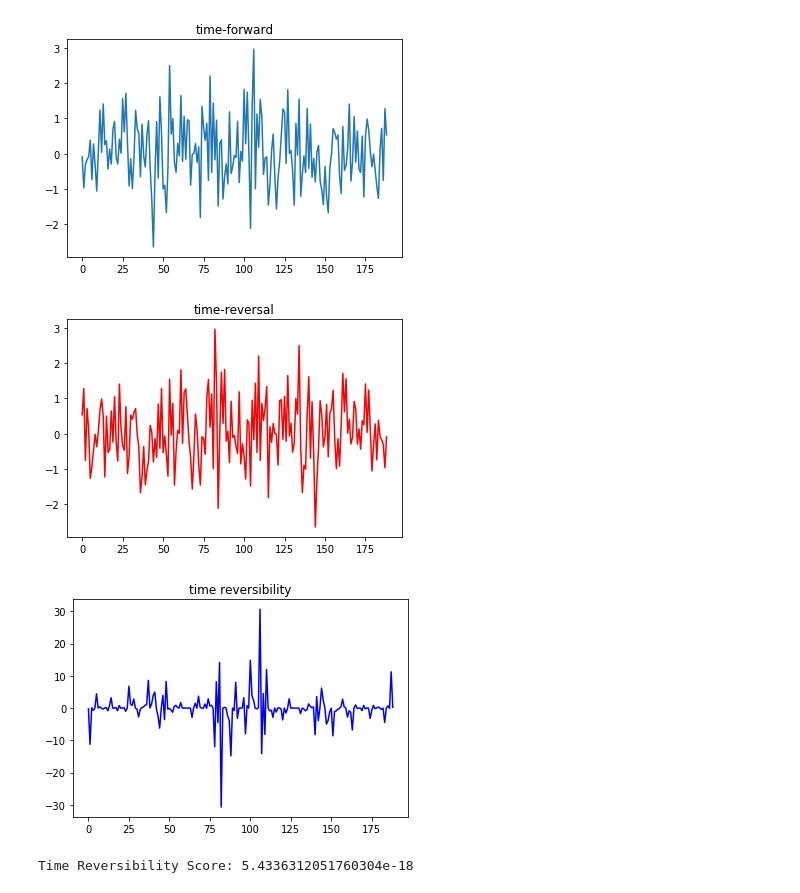
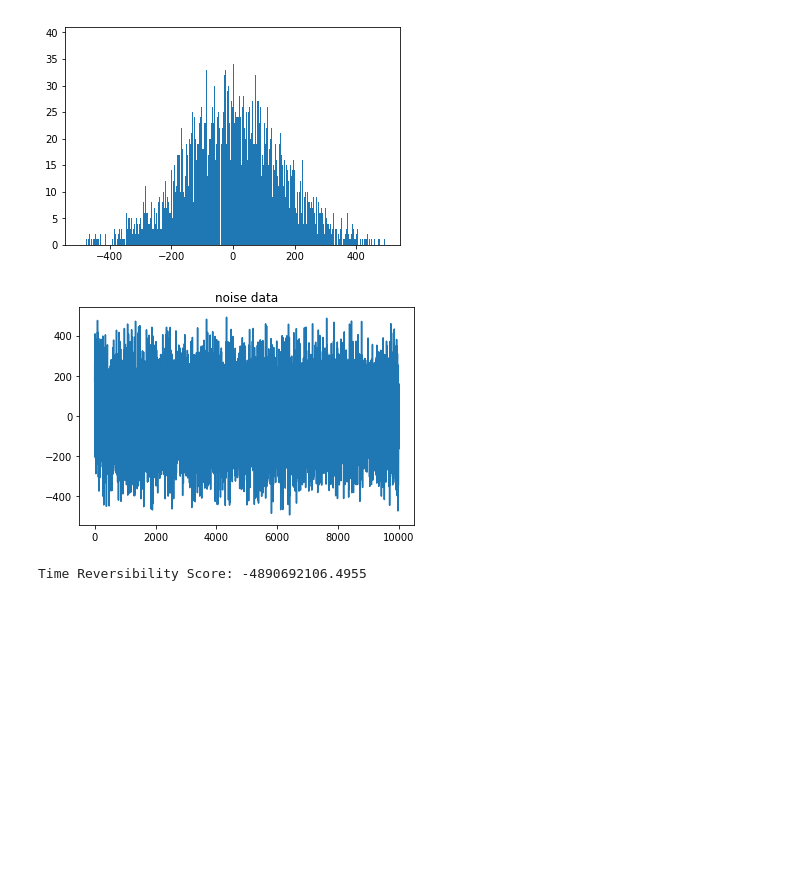
Before and after one commit to ssaru/TIL, a Jupyter notebook: Artificial_Intelligence/Signal_processing/Time reversibility example.ipynb, the cells around one changed output. Cells and saved outputs as stored; diff of their text form; code cells hidden in the pictures; blank space fills up the shorter version.

```diff
--- a/Artificial_Intelligence/Signal_processing/Time reversibility example.ipynb
+++ b/Artificial_Intelligence/Signal_processing/Time reversibility example.ipynb
@@ -53,38 +95,29 @@ Time Reversibility Score: 0.0
-# %%
-import numpy as np
-import copy
-import matplotlib.pyplot as plt
-
-noise = np.random.normal(0, 1, 189)
-noise = noise.tolist()
-
-noise_reversal = copy.deepcopy(noise)
-noise_reversal.reverse()
-
-plt.figure()
-plt.plot(noise)
-plt.title("time-forward")
-plt.show()
-
-plt.figure()
-plt.plot(noise_reversal, color='red')
-plt.title("time-reversal")
-plt.show()
-
-noise_reversibility_list = list()
-for i in range(len(noise)):
-    tmp = pow(noise[i] - noise_reversal[i], 3)
-    noise_reversibility_list.append(tmp)
-
-plt.figure()
-plt.plot(noise_reversibility_list, color = 'blue')
-plt.title("time reversibility")
-plt.show()
-
-noise_time_reversibility = sum(noise_reversibility_list) / len(noise)
-print("Time Reversibility Score: {}".format(noise_time_reversibility))
-# %% [output]
-[figure, removed]
-[figure, removed]
-[figure, removed]
-Time Reversibility Score: 5.4336312051760304e-18
+# %%
+import numpy as np
+from scipy.stats import truncnorm
+import matplotlib.pyplot as plt
+
+scale = 160.
+_range = 500
+size = 10000
+
+noise = truncnorm(a=-_range/scale, b=_range/scale, scale=scale).rvs(size=size)
+noise = noise.round().astype(int)
+bins = 2 * _range + 1
+plt.hist(noise, bins=bins)
+noise = noise.tolist()
+
+time_reversibility = TimeReversibility(tau=3)
+tr_score = time_reversibility(noise)
+
+plt.figure()
+plt.plot(noise)
+plt.title("noise data")
+plt.show()
+
+
+print("Time Reversibility Score: {}".format(tr_score))
+# %% [output]
+[figure, added]
+[figure, added]
+Time Reversibility Score: -4890692106.4955
```
Also changed, not shown: parts of 5 cells of this notebook, 1 other file.
